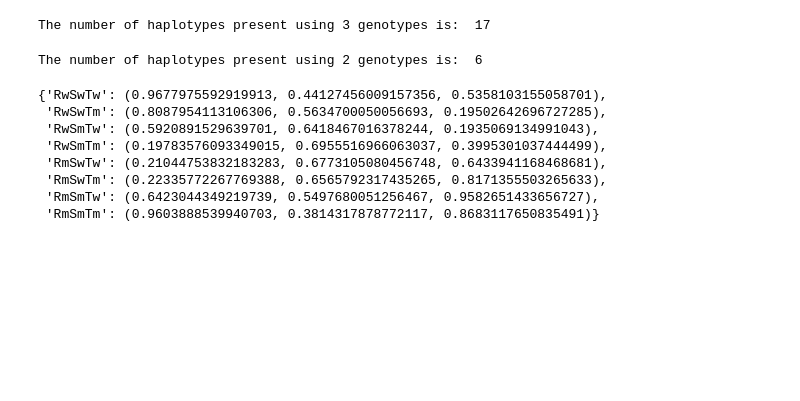
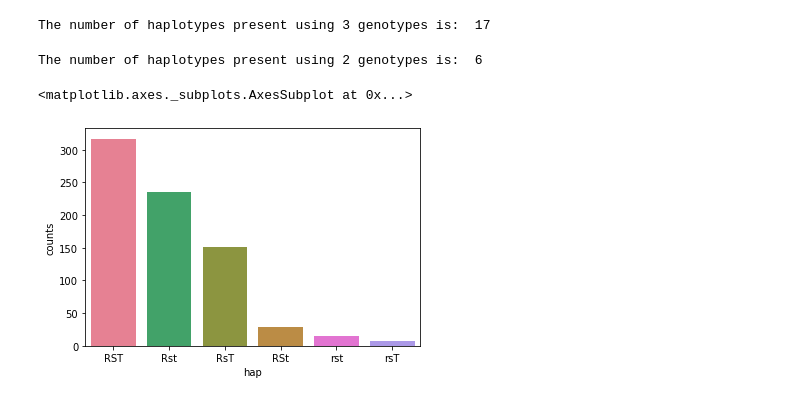
Before and after one commit to AnnatinaSchnegg/AS_amplicons, a Jupyter notebook: Code/Haplotype analysis for RN.ipynb, the cells around one changed output. Cells and saved outputs as stored; diff of their text form; code cells hidden in the pictures; blank space fills up the shorter version.

```diff
--- a/Code/Haplotype analysis for RN.ipynb
+++ b/Code/Haplotype analysis for RN.ipynb
@@ -85,6 +85,29 @@ RN_allele_plate.to_csv('../Results/Geno_counts/geno_counts_frequencies.tsv', ind
 #Make a list of cell types
 #Note there are no neutrophils because the RUNX1_c amplicon isn't great (probably not expressed)
 celltypes = RN_allele_plate['Cell_type'].drop_duplicates().to_list()
+# %%
+#Make lists of possible haplotypes
+#possible haplotypes for 3 genotype system
+first = ['Rw', 'Rh', 'RH']
+second = ['_Sw', '_Sh', '_SH']
+third = ['_Tw', '_Th', '_TH']
+hap3 =[]
+
+for a in first:
+    for b in second:
+        for c in third:
+            hap3.append(a+b+c)
+
+#possible haplotype for 2 genotype system
+firsta = ['Rw', 'Rm']
+seconda = ['_Sw', '_Sm']
+thirda = ['_Tw', '_Tm']
+hap2 =[]
+
+for a in firsta:
+    for b in seconda:
+        for c in thirda:
+            hap2.append(a+b+c)
 # %%
 #Assign three arbitrary genotypes - WT, het, hom
 geno_assign3 = RN_allele_plate
@@ -172,6 +195,10 @@ haps2 = geno_assign2['haplotype'].drop_duplicates().to_list()
 geno_assign2['Cell_type'] = geno_assign2.index.get_level_values(0)
 geno_assign2 = geno_assign2.replace({"Cell_type": plate_cell_dict})
 geno_assign2 = geno_assign2.drop(columns = ['RN_RUNX1_g', 'RN_SRSF2', 'RN_TET2a'])
+simple2 = ['RST', 'RSt', 'RsT', 'Rst', 'rST', 'rSt','rsT', 'rst'] #make simpler labels
+hap2_simple = dict(zip(hap2, simple2))
+hap2_simple
+geno_assign2['hap'] = geno_assign2['haplotype'].replace(hap2_simple)
 print('The number of haplotypes present using 2 genotypes is: ', len(haps2)) # haplotypes (3 arbitrary classes, WT (W), heterozygote (h), homozygote (H))
 # %% [output]
 The number of haplotypes present using 2 genotypes is:  6
@@ -239,12 +238,13 @@ col27 = sns.color_palette("husl", 27)
-# %%
-test = dict(zip(hap2, col8))
-test
-# %% [output]
-{'RwSwTw': (0.9677975592919913, 0.44127456009157356, 0.5358103155058701),
- 'RwSwTm': (0.8087954113106306, 0.5634700050056693, 0.19502642696727285),
- 'RwSmTw': (0.5920891529639701, 0.6418467016378244, 0.1935069134991043),
- 'RwSmTm': (0.19783576093349015, 0.6955516966063037, 0.3995301037444499),
- 'RmSwTw': (0.21044753832183283, 0.6773105080456748, 0.6433941168468681),
- 'RmSwTm': (0.22335772267769388, 0.6565792317435265, 0.8171355503265633),
- 'RmSmTw': (0.6423044349219739, 0.5497680051256467, 0.9582651433656727),
- 'RmSmTm': (0.9603888539940703, 0.3814317878772117, 0.8683117650835491)}
+# %%
+#Colour for specific haplotypes - works, but can't figure out how to apply using df.plot May need to convert RGB numbers
+#Make colour lists
+col8 = sns.color_palette("husl", 8)
+col27 = sns.color_palette("husl", 27)
+
+test = dict(zip(simple2, col8))
+# %%
+a = geno_assign2['hap'].value_counts().rename_axis('hap').reset_index(name='counts')
+sns.barplot(x='hap', y='counts', data = a, palette = test)
+# %% [output]
+<matplotlib.axes._subplots.AxesSubplot at 0x...>
+[figure, added]
```
Also changed, not shown: parts of 7 cells of this notebook.
